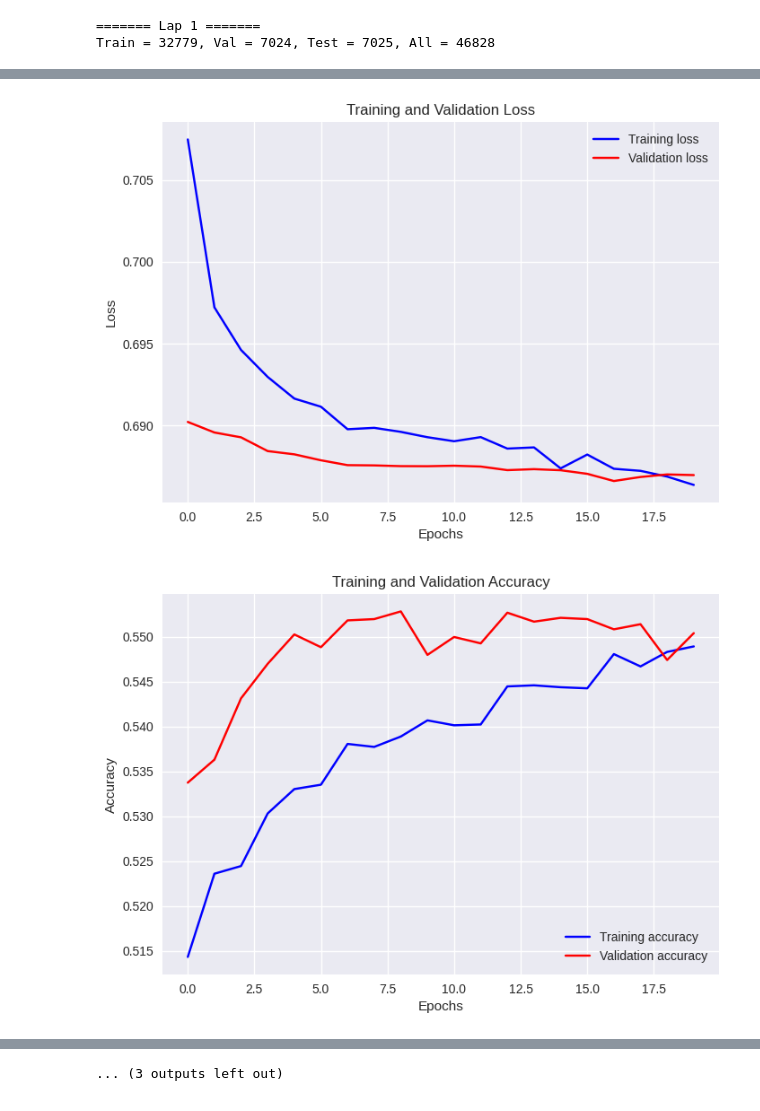
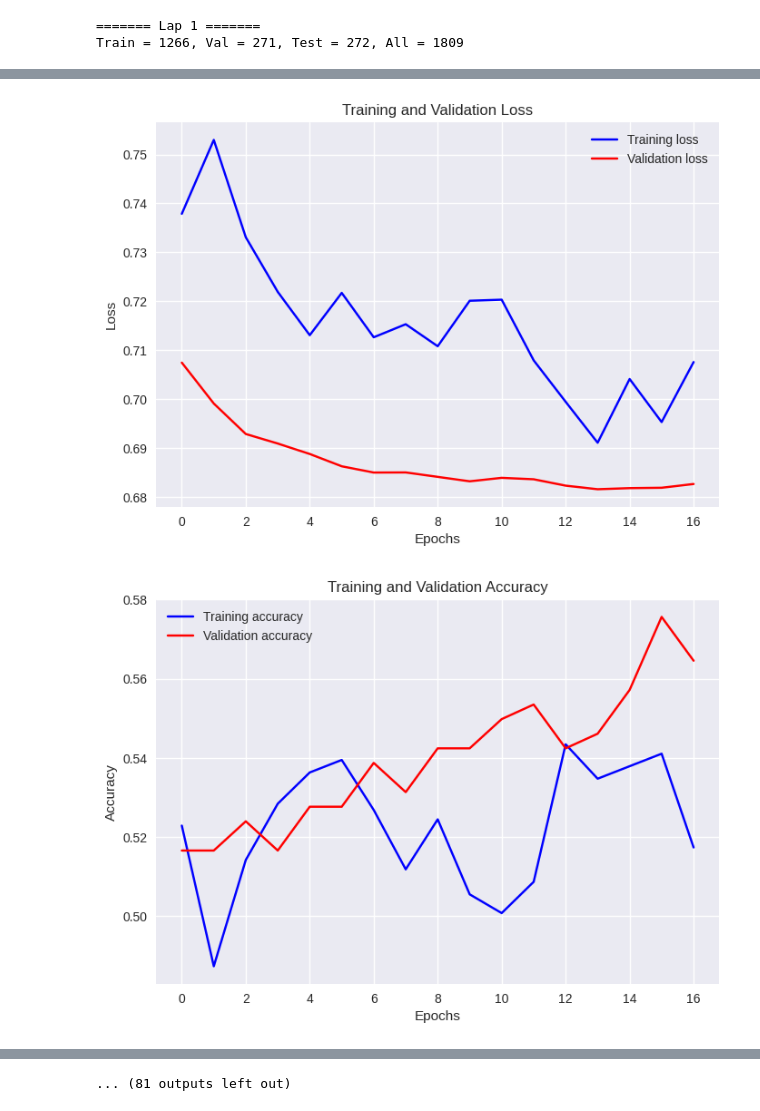
Before and after one commit to hiepsikien/TraderRobot, a Jupyter notebook: test_dnn.ipynb, the cells around one changed output, grey strips where cells are left out. Saved outputs shown, nothing was run; the diff lists cells and outputs as text; code cells hidden in the pictures.

```diff
--- a/test_dnn.ipynb
+++ b/test_dnn.ipynb
@@ -16,10 +14,11 @@ fm.build_feature(data)
 # %%
 acc_list = []
 cov_list = []
-laps = 5
+laps = 30
+
 for i in range (0,laps):
     print("\n======= Lap {} =======".format(i+1))
-    model = DNNModel(neg_cutoff=0.45,pos_cutoff=0.55,epochs=50,train_size=0.7,val_size=0.15)
+    model = DNNModel(neg_cutoff=0.42,pos_cutoff=0.58,epochs=50,train_size=0.7,val_size=0.15)
     model.configure(hl=2, hu = 100, dropout=True, input_dim=len(fm.cols))
     model.prepare_data(data = fm.df,cols = fm.cols)
     accurracy, coverage = model.run()
@@ -35,4 +34,4 @@ print("Coverage mean: {}, std: {}".format(cov_arr.mean(),cov_arr.std()))
 print("======")
 # %% [output]
 ======= Lap 1 =======
-Train = 32779, Val = 7024, Test = 7025, All = 46828
+Train = 1266, Val = 271, Test = 272, All = 1809
@@ -59,3 +58,3 @@ Accuracy Score: 0.569, Coverage Score: 0.202
-[figure, old version]
+[figure, new version]
-[figure, old version]
+[figure, new version]
 ======= Lap 2 =======
@@ -116 +115 @@ Accuracy Score: 0.578, Coverage Score: 0.22
-... (3 outputs left out)
+... (81 outputs left out)
```
Also changed, not shown: parts of 7 cells of this notebook, 11 other files.
